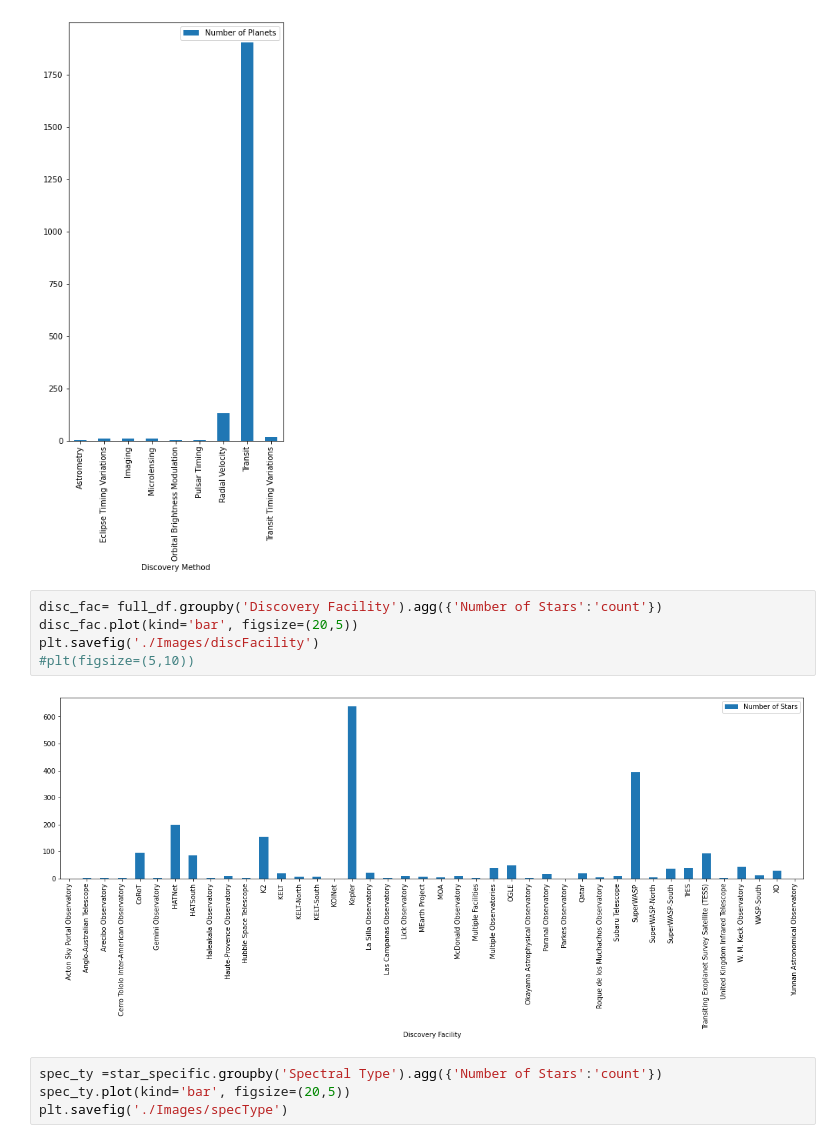
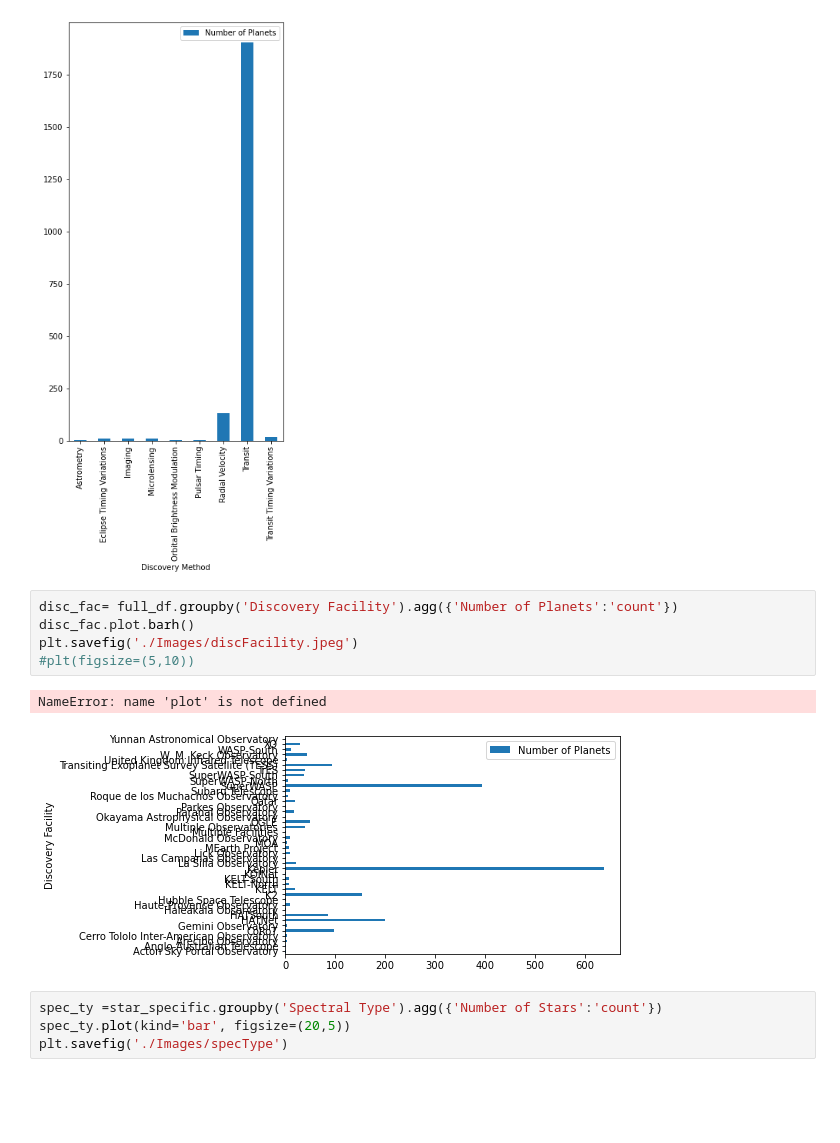
Before and after one commit to Crazyspaceman-hd/Exoplanets, a Jupyter notebook: Exoplanets.ipynb, the cells around one changed output. Saved outputs shown, nothing was run; the diff lists cells and outputs as text; blank space fills up the shorter version.

```diff
--- a/Exoplanets.ipynb
+++ b/Exoplanets.ipynb
@@ -261,12 +261,13 @@ disc_meth.plot(kind='bar', figsize=(5,10))
 <matplotlib.axes._subplots.AxesSubplot at 0x...>
 [figure]
 # %%
-disc_fac= full_df.groupby('Discovery Facility').agg({'Number of Stars':'count'})
-disc_fac.plot(kind='bar', figsize=(20,5))
-plt.savefig('./Images/discFacility')
+disc_fac= full_df.groupby('Discovery Facility').agg({'Number of Planets':'count'})
+disc_fac.plot.barh()
+plt.savefig('./Images/discFacility.jpeg')
 #plt(figsize=(5,10))
 # %% [output]
+NameError: name 'plot' is not defined
-[figure, old version]
+[figure, new version]
 # %%
 spec_ty =star_specific.groupby('Spectral Type').agg({'Number of Stars':'count'})
 spec_ty.plot(kind='bar', figsize=(20,5))
```
Also changed, not shown: parts of 3 cells of this notebook, 6 other files.
